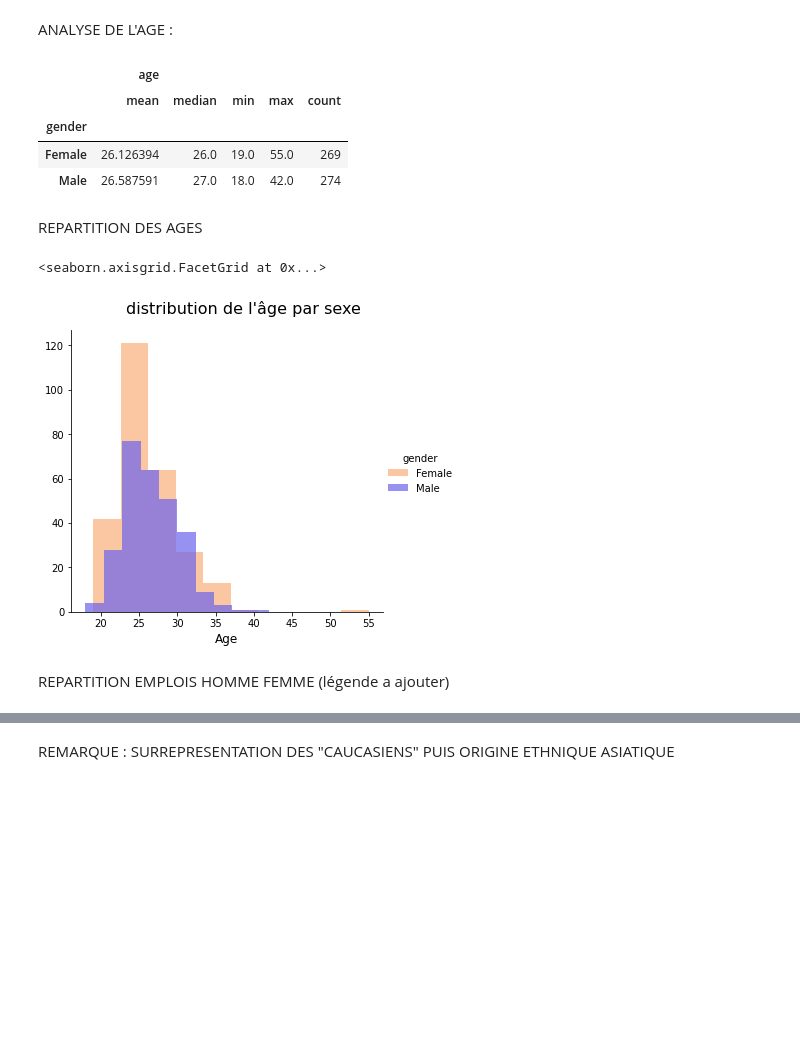
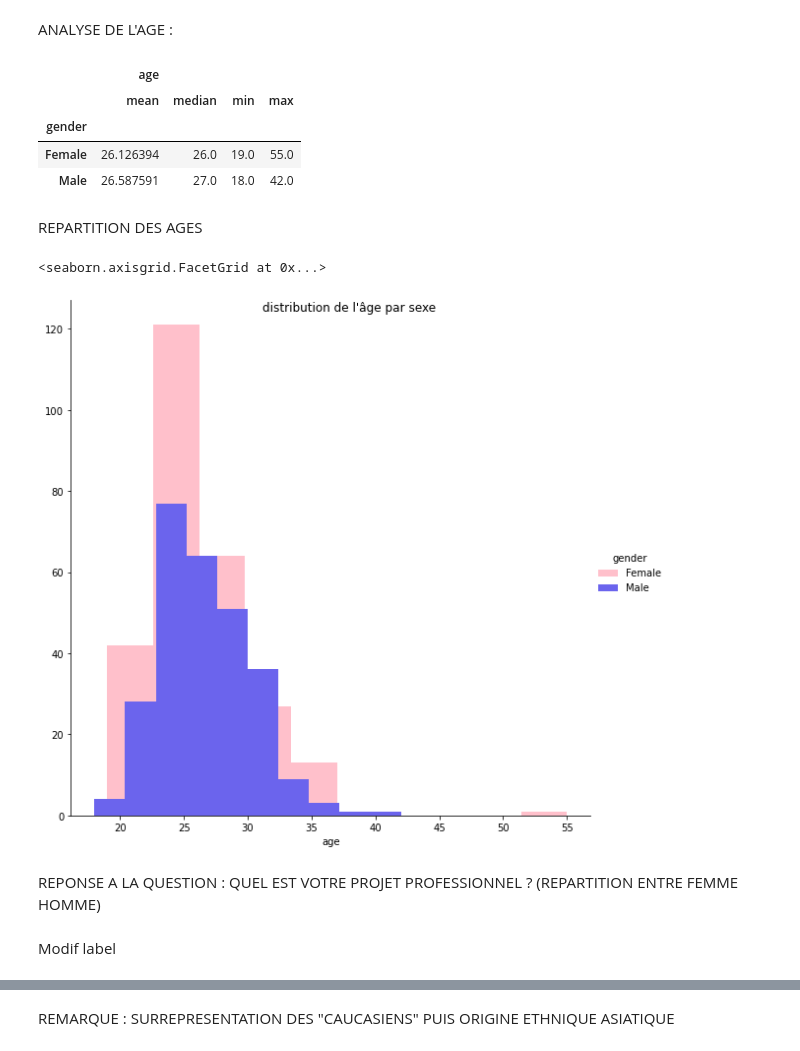
Before and after one commit to DATA-ICARD/Analyse_speed_dating, a Jupyter notebook: speed_dating_project.ipynb, the cells around one changed output, grey strips where cells are left out. Saved outputs shown, nothing was run; the diff lists cells and outputs as text; code cells hidden in the pictures; blank space fills up the shorter version.

```diff
--- a/speed_dating_project.ipynb
+++ b/speed_dating_project.ipynb
@@ -173,24 +157,23 @@ LA RECHERCHE DE RELATION EST SECONDAIRE.
 # %% [markdown]
 ANALYSE DE L'AGE :
 # %%
-dataset[['gender', 'age']].groupby('gender').agg(['mean', 'median', 'min', 'max', 'count'])
+dataset[['gender', 'age']].groupby('gender').agg(['mean', 'median', 'min', 'max'])
 # %% [output]
-|  | age |  |  |  |  |
-|  | mean | median | min | max | count |
-| gender |  |  |  |  |  |
-| Female | 26.126394 | 26.0 | 19.0 | 55.0 | 269 |
-| Male | 26.587591 | 27.0 | 18.0 | 42.0 | 274 |
+|  | age |  |  |  |
+|  | mean | median | min | max |
+| gender |  |  |  |  |
+| Female | 26.126394 | 26.0 | 19.0 | 55.0 |
+| Male | 26.587591 | 27.0 | 18.0 | 42.0 |
 # %% [markdown]
 REPARTITION DES AGES
 # %%
-g = sns.FacetGrid(dataset, hue='gender', height = 5, palette=['#FAAE7B',"#6b64ed"])
-g.map(plt.hist, 'age', alpha= 0.7, bins=10)
-g.set_xlabels('Age', fontsize=12)
-plt.subplots_adjust(top=0.9)
-g.fig.suptitle("distribution de l'âge par sexe", fontsize=16)
+g = sns.FacetGrid(dataset, hue='gender', height = 8, palette=['pink',"#6b64ed"])
+g.map(plt.hist, 'age')
+g.fig.suptitle("distribution de l'âge par sexe")
 g.add_legend()
 # %% [output]
 <seaborn.axisgrid.FacetGrid at 0x...>
-[figure, old version]
+[figure, new version]
 # %% [markdown]
-REPARTITION EMPLOIS HOMME FEMME (légende a ajouter)
+REPONSE A LA QUESTION : QUEL EST VOTRE PROJET PROFESSIONNEL ?
+(REPARTITION ENTRE FEMME HOMME)
@@ -202,0 +180,2 @@ dataset['carrer_c'] = dataset['career_c'].map({1.0 : 'Avocat', 2.0 : 'Chercheur'
+# %% [markdown]
+Modif label
```
Also changed, not shown: parts of 33 cells of this notebook.
